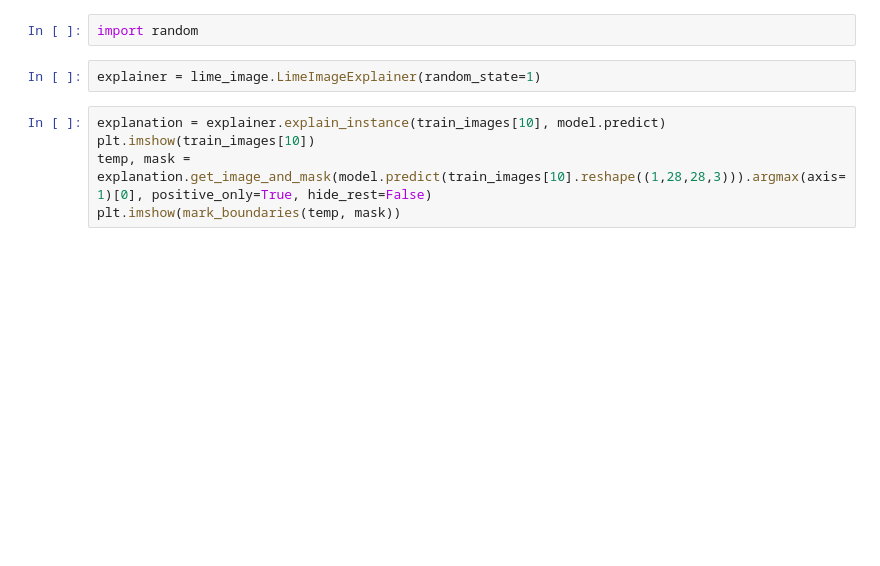
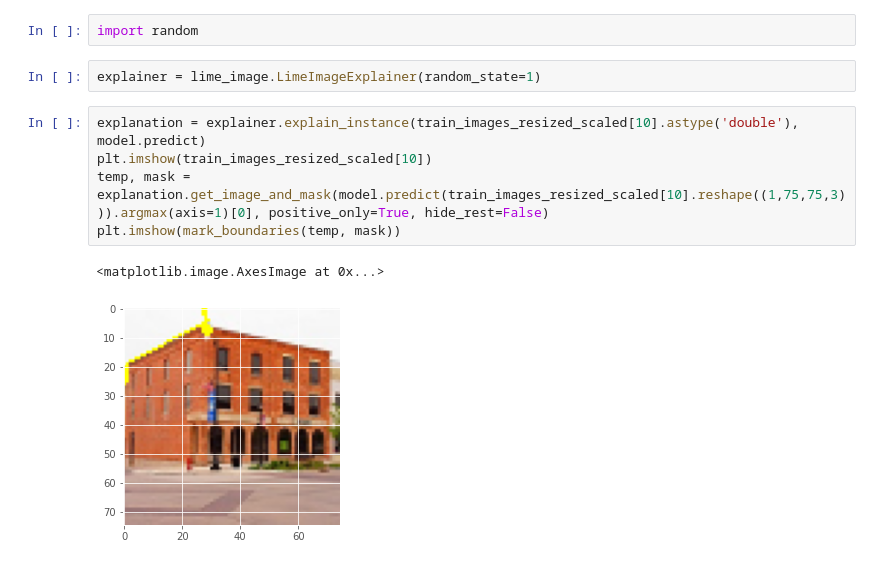
Before and after one commit to Joshua-Hill-Science/Landscapes, a Jupyter notebook: notebooks/exploratory/Warren/Lime.ipynb, the cells around one changed output. Saved outputs shown, nothing was run; the diff lists cells and outputs as text; blank space fills up the shorter version.

```diff
--- a/notebooks/exploratory/Warren/Lime.ipynb
+++ b/notebooks/exploratory/Warren/Lime.ipynb
@@ -193,7 +199,10 @@ import random
 # %%
 explainer = lime_image.LimeImageExplainer(random_state=1)
 # %%
-explanation = explainer.explain_instance(train_images[10], model.predict)
-plt.imshow(train_images[10])
-temp, mask = explanation.get_image_and_mask(model.predict(train_images[10].reshape((1,28,28,3))).argmax(axis=1)[0], positive_only=True, hide_rest=False)
+explanation = explainer.explain_instance(train_images_resized_scaled[10].astype('double'), model.predict)
+plt.imshow(train_images_resized_scaled[10])
+temp, mask = explanation.get_image_and_mask(model.predict(train_images_resized_scaled[10].reshape((1,75,75,3))).argmax(axis=1)[0], positive_only=True, hide_rest=False)
 plt.imshow(mark_boundaries(temp, mask))
+# %% [output]
+<matplotlib.image.AxesImage at 0x...>
+[figure, added]
```
Also changed, not shown: parts of 6 cells of this notebook, 2 other files.
